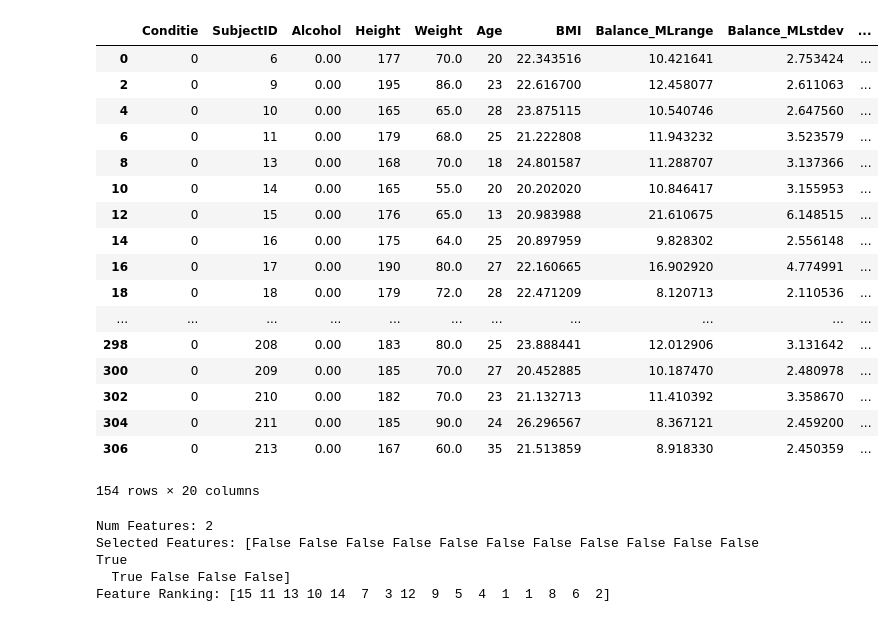
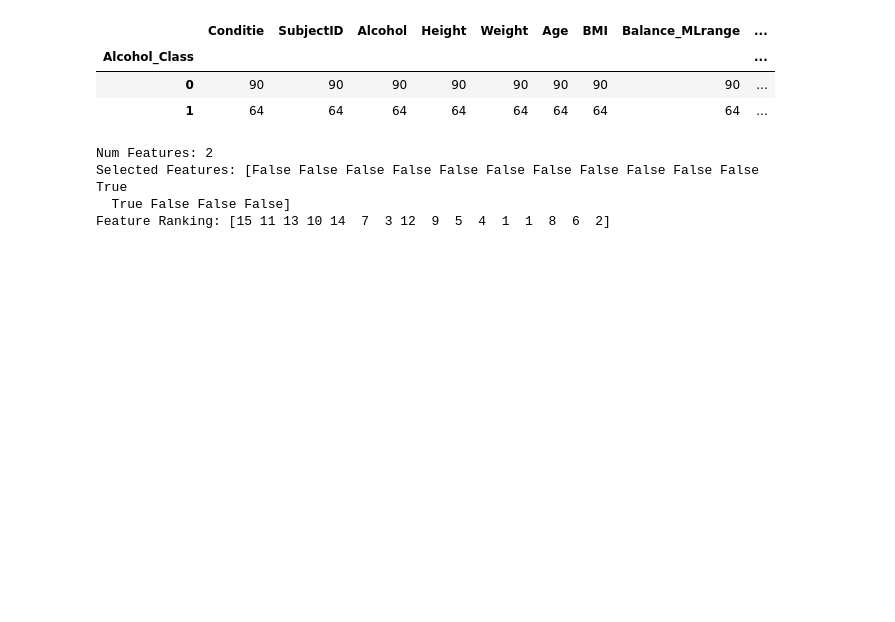
Before and after one commit to VivienvV/fallrisk, a Jupyter notebook: Machine_learning/Log_alcohol.ipynb, the cells around one changed output. Drawn from its saved outputs; the diff is of its cells as text; code cells hidden in the pictures; blank space fills up the shorter version.

```diff
--- a/Machine_learning/Log_alcohol.ipynb
+++ b/Machine_learning/Log_alcohol.ipynb
@@ -14,52 +14,38 @@ from scipy.io import loadmat
 import itertools
 from sklearn import metrics
 from sklearn.naive_bayes import GaussianNB
 from sklearn.neighbors import KNeighborsRegressor
 from sklearn.neighbors import KNeighborsClassifier
 from sklearn.metrics import confusion_matrix, accuracy_score
 from sklearn.model_selection import cross_val_score
 from sklearn import tree
 from sklearn.neural_network import MLPClassifier
 from sklearn.preprocessing import StandardScaler
 from sklearn.decomposition import PCA
 from sklearn.discriminant_analysis import LinearDiscriminantAnalysis as LDA
 np.set_printoptions(threshold=np.nan)
 
 pdata = pd.read_csv("../Data/preprocessed_alcoholperson_balance.csv")
 # pdata = pdata.drop(["Unnamed: 0"], axis=1)
 pdata['Conditie'] = pdata['Conditie'].map({'norm': 0,  'bril': 1})
 pdata = pdata.drop(pdata[pdata["Conditie"] > 0].index)
 # pdata = pdata.drop(pdata[pdata.Alcohol.eq(0)].sample(82).index)
 
 pdata['Alcohol_Class'] = pdata['Alcohol'].astype(float)
 conditions = [
     (pdata['Alcohol'] < 0),
     (pdata['Alcohol'] > 0)]
 choices = [0,1]
 pdata['Alcohol_Class'] = np.select(conditions, choices, default=0)
 pdata.groupby('Alcohol_Class').count()
-pdata
+# pdata
 # with pd.option_context('display.max_rows', None, 'display.max_columns', None):
 #     display(pdata)
 # %% [output]
-|  | Conditie | SubjectID | Alcohol | Height | Weight | Age | BMI | Balance_MLrange | Balance_MLstdev | ... |
-| 0 | 0 | 6 | 0.00 | 177 | 70.0 | 20 | 22.343516 | 10.421641 | 2.753424 | ... |
-| 2 | 0 | 9 | 0.00 | 195 | 86.0 | 23 | 22.616700 | 12.458077 | 2.611063 | ... |
-| 4 | 0 | 10 | 0.00 | 165 | 65.0 | 28 | 23.875115 | 10.540746 | 2.647560 | ... |
-| 6 | 0 | 11 | 0.00 | 179 | 68.0 | 25 | 21.222808 | 11.943232 | 3.523579 | ... |
-| 8 | 0 | 13 | 0.00 | 168 | 70.0 | 18 | 24.801587 | 11.288707 | 3.137366 | ... |
-| 10 | 0 | 14 | 0.00 | 165 | 55.0 | 20 | 20.202020 | 10.846417 | 3.155953 | ... |
-| 12 | 0 | 15 | 0.00 | 176 | 65.0 | 13 | 20.983988 | 21.610675 | 6.148515 | ... |
-| 14 | 0 | 16 | 0.00 | 175 | 64.0 | 25 | 20.897959 | 9.828302 | 2.556148 | ... |
-| 16 | 0 | 17 | 0.00 | 190 | 80.0 | 27 | 22.160665 | 16.902920 | 4.774991 | ... |
-| 18 | 0 | 18 | 0.00 | 179 | 72.0 | 28 | 22.471209 | 8.120713 | 2.110536 | ... |
-| ... | ... | ... | ... | ... | ... | ... | ... | ... | ... | ... |
-| 298 | 0 | 208 | 0.00 | 183 | 80.0 | 25 | 23.888441 | 12.012906 | 3.131642 | ... |
-| 300 | 0 | 209 | 0.00 | 185 | 70.0 | 27 | 20.452885 | 10.187470 | 2.480978 | ... |
-| 302 | 0 | 210 | 0.00 | 182 | 70.0 | 23 | 21.132713 | 11.410392 | 3.358670 | ... |
-| 304 | 0 | 211 | 0.00 | 185 | 90.0 | 24 | 26.296567 | 8.367121 | 2.459200 | ... |
-| 306 | 0 | 213 | 0.00 | 167 | 60.0 | 35 | 21.513859 | 8.918330 | 2.450359 | ... |
+|  | Conditie | SubjectID | Alcohol | Height | Weight | Age | BMI | Balance_MLrange | ... |
+| Alcohol_Class |  |  |  |  |  |  |  |  | ... |
+| 0 | 90 | 90 | 90 | 90 | 90 | 90 | 90 | 90 | ... |
+| 1 | 64 | 64 | 64 | 64 | 64 | 64 | 64 | 64 | ... |
-154 rows × 20 columns
 # %%
 X = pdata.drop(['Conditie', 'SubjectID', 'Alcohol_Class', 'Alcohol'], axis=1)
 Y = pdata['Alcohol_Class']
```
Also changed, not shown: parts of 4 cells of this notebook, 3 other files.
